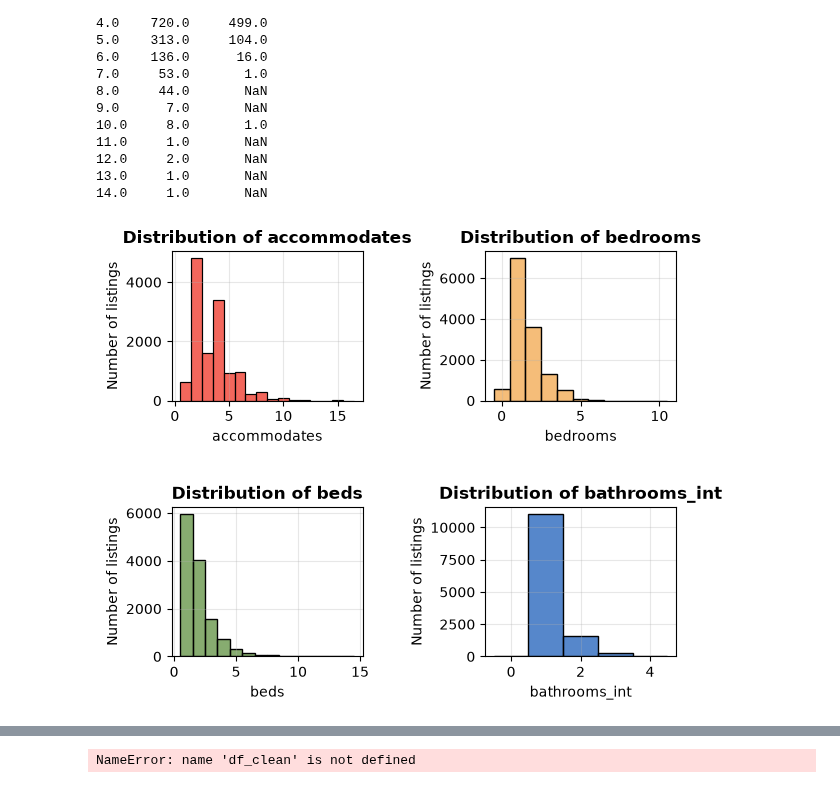
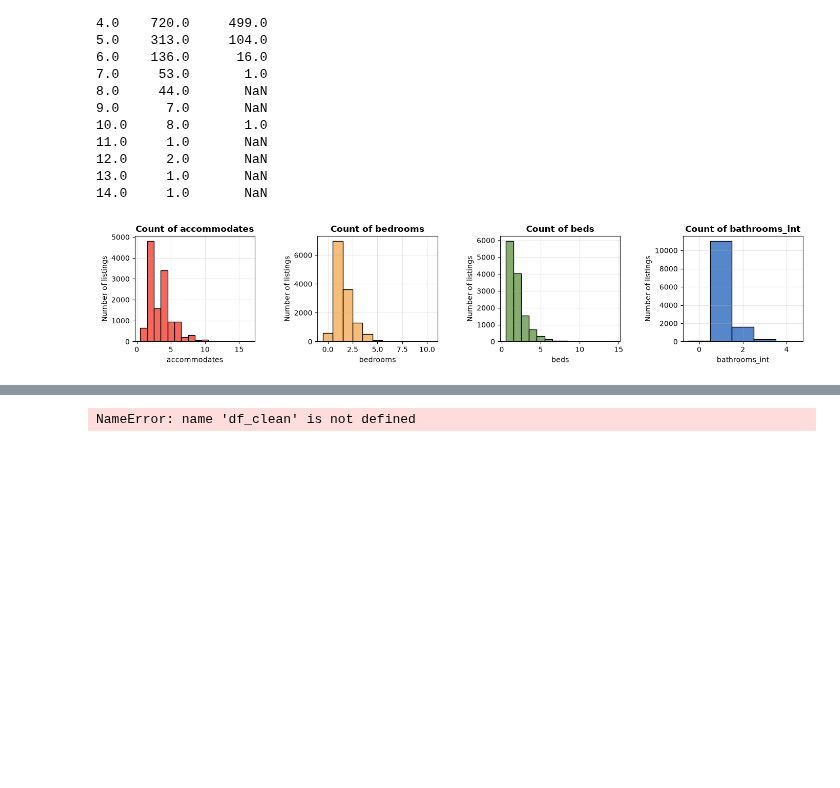
Before and after one commit to malenalisken/Airbnb_project, a Jupyter notebook: notebooks/listings.ipynb, the cells around one changed output, grey strips where cells are left out. Saved outputs shown, nothing was run; the diff lists cells and outputs as text; code cells hidden in the pictures; blank space fills up the shorter version.

```diff
--- a/notebooks/listings.ipynb
+++ b/notebooks/listings.ipynb
@@ -430,17 +431,16 @@ print(table)
 # %%
 #plotting the distribution of accomodates, bedrooms, beds and bathrooms
 vars = ['accommodates', 'bedrooms', 'beds', 'bathrooms_int']
 cmap = load_cmap("CarolMan")
 
-fig, axes = plt.subplots(2,2,figsize=(6,5))
-axes = axes.flatten()
+fig, axes = plt.subplots(1,4,figsize=(14,3))
 
-for i, (ax, var) in enumerate(zip(axes, vars)):
-    sns.histplot(data = df, x = var, bins = 15, ax = ax, discrete = True, color = cmap(i), alpha = 0.7)
-    ax.set_title(f'Distribution of {var}', weight = 'bold')
+for i, (var, ax) in enumerate(zip(vars, axes)):
+    sns.histplot(data = df, x = var, ax = ax, discrete = True, color = cmap(i),  alpha = 0.7)
+    ax.set_title(f'Count of {var}', weight = 'bold')
     ax.set_xlabel(var)
     ax.set_ylabel('Number of listings')
     ax.grid(alpha = 0.3)
 plt.tight_layout(h_pad=3, w_pad=3)
 # %% [output]
-[figure, old version]
+[figure, new version]
```
Also changed, not shown: parts of 6 cells of this notebook.
